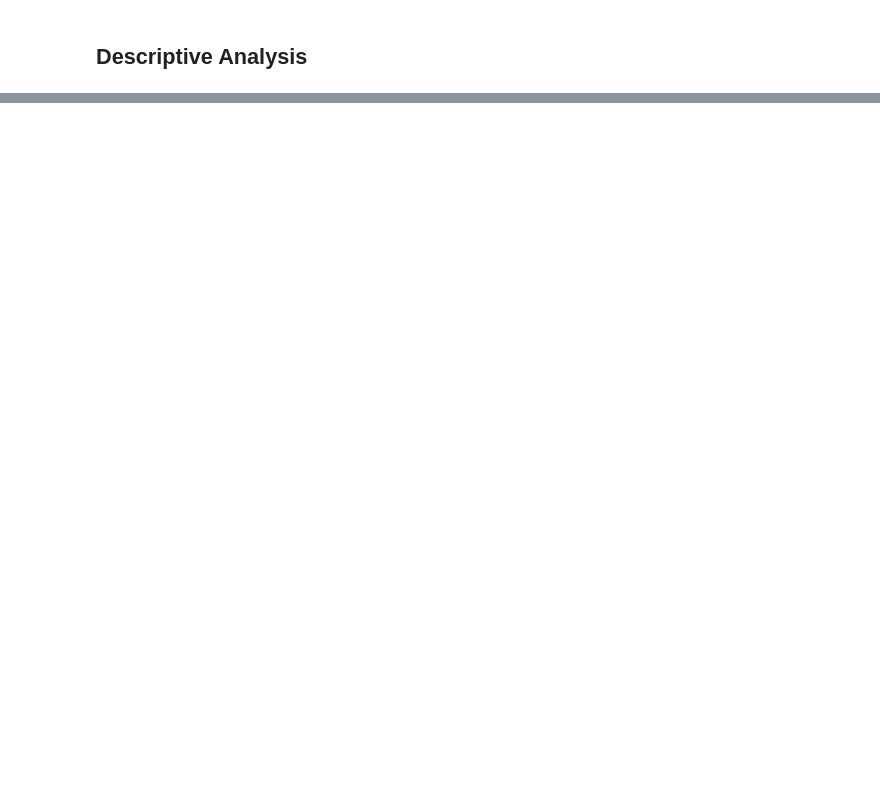
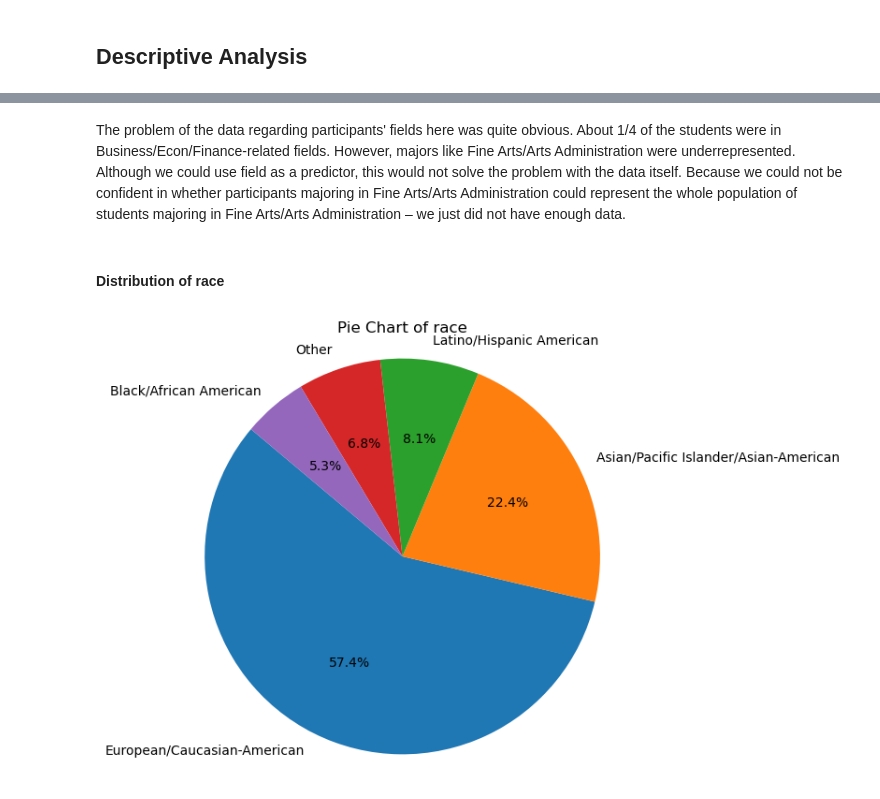
Before and after one commit to flaviafafa/speed_dating_project, a Jupyter notebook: data_processing/Phase2.ipynb, the cells around one changed output, grey strips where cells are left out. Saved outputs shown, nothing was run; the diff lists cells and outputs as text; code cells hidden in the pictures; blank space fills up the shorter version.

```diff
--- a/data_processing/Phase2.ipynb
+++ b/data_processing/Phase2.ipynb
@@ -381,0 +442,8 @@ plt.show()
+# %% [markdown]
+The problem of the data regarding participants' fields here was quite obvious. About 1/4 of the students were in Business/Econ/Finance-related fields. However, majors like Fine Arts/Arts Administration were underrepresented. Although we could use field as a predictor, this would not solve the problem with the data itself. Because we could not be confident in whether participants majoring in Fine Arts/Arts Administration could represent the whole population of students majoring in Fine Arts/Arts Administration – we just did not have enough data.
+# %% [markdown]
+#### Distribution of race
+# %%
+draw_pie("race")
+# %% [output]
+[figure, added]
```
Also changed, not shown: parts of 73 cells of this notebook.
